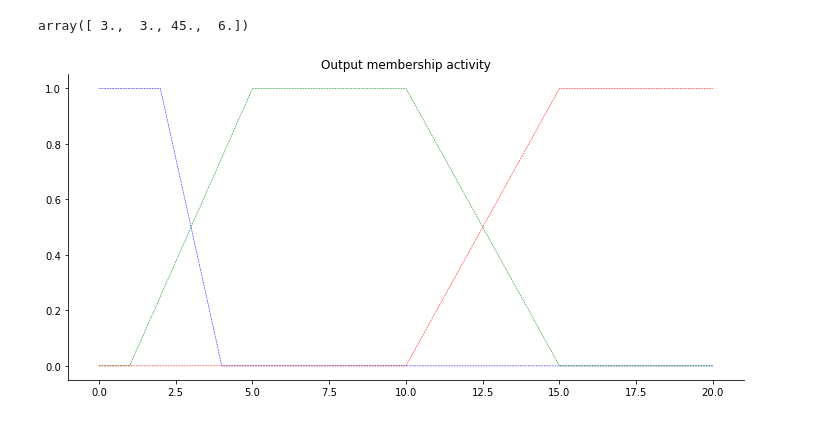
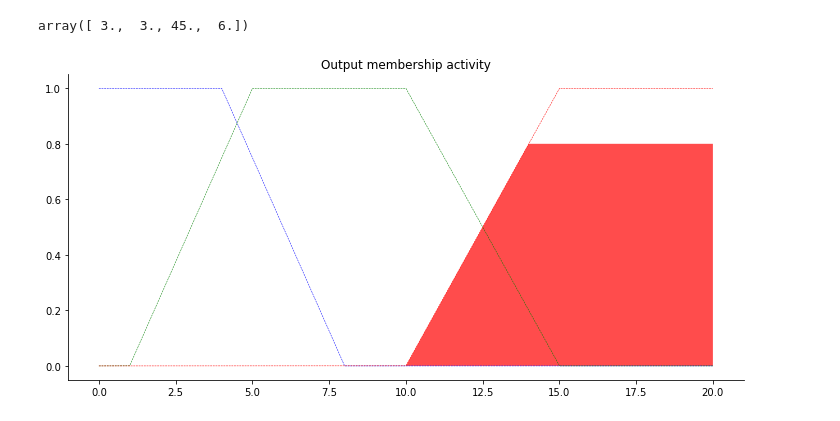
Before and after one commit to garfield-gray/Fuzzy, a Jupyter notebook: P#1.ipynb, the cells around one changed output. Saved outputs shown, nothing was run; the diff lists cells and outputs as text; code cells hidden in the pictures.

```diff
--- a/P#1.ipynb
+++ b/P#1.ipynb
@@ -26,14 +26,14 @@ x_ss  = np.arange(0, 20, 0.0001)
 
 # Generate fuzzy membership functions
 light_lo = fuzz.trapmf(x_light, [0, 0, 10, 25])
-light_md = fuzz.trapmf(x_light, [10, 30, 40, 60])
+light_md = fuzz.trapmf(x_light, [10, 30, 60, 80])
 light_hi = fuzz.trapmf(x_light, [50, 60, 100, 100])
 
 motion_st = fuzz.trapmf(x_motion, [0, 0, 3, 6])
 motion_mo = fuzz.trapmf(x_motion, [0, 4, 10, 15])
 motion_hi = fuzz.trapmf(x_motion, [10, 15, 20, 25])
 
-ss_lo = fuzz.trapmf(x_ss, [0, 0, 2, 4])
+ss_lo = fuzz.trapmf(x_ss, [0, 0, 4, 8])
 ss_md = fuzz.trapmf(x_ss, [1, 5, 10, 15])
 ss_hi = fuzz.trapmf(x_ss, [10, 15, 20, 20])
 
@@ -98,7 +98,7 @@ array([ 3.,  3., 45.,  6.])
 # %%
 #Generating Rules:
 #Suppose
-l = 100; m = 22
+l = 40; m = 11
 # We need the activation of our fuzzy membership functions at these values.
 # The exact values 0 and 1 do not exist on our universes...
 # This is what fuzz.interp_membership exists for!
@@ -142,34 +142,34 @@ ss_activation_hi8 = np.fmin(active_rule8, ss_hi)
 
 active_rule9 = np.fmin(light_level_hi, motion_level_mo)
 ss_activation_md9 = np.fmin(active_rule9, ss_md)
 
 ss_activation_md = np.fmax(np.fmax(ss_activation_md2, ss_activation_md4), np.fmax(ss_activation_md7, ss_activation_md9))
 
 ss_activation_hi = np.fmax(np.fmax(ss_activation_hi3, ss_activation_hi5), np.fmax(ss_activation_hi6, ss_activation_hi8))
 
 ss0 = np.zeros_like(x_ss)
 
 # Visualize this
 fig, ax0 = plt.subplots(figsize=(10, 5))
 
 ax0.fill_between(x_ss, ss0, ss_activation_lo, facecolor='b', alpha=0.7)
 ax0.plot(x_ss, ss_lo, 'b', linewidth=0.5, linestyle='--', )
 ax0.fill_between(x_ss, ss0, ss_activation_md, facecolor='g', alpha=0.7)
 ax0.plot(x_ss, ss_md, 'g', linewidth=0.5, linestyle='--')
 ax0.fill_between(x_ss, ss0, ss_activation_hi, facecolor='r', alpha=0.7)
 ax0.plot(x_ss, ss_hi, 'r', linewidth=0.5, linestyle='--')
 ax0.set_title('Output membership activity')
 
 # Turn off top/right axes
 for ax in (ax0,):
     ax.spines['top'].set_visible(False)
     ax.spines['right'].set_visible(False)
     ax.get_xaxis().tick_bottom()
     ax.get_yaxis().tick_left()
 
 plt.tight_layout()
 # %% [output]
-[figure, old version]
+[figure, new version]
 # %%
 # Aggregate all three output membership functions together
 aggregate = np.fmax(np.fmax(ss_activation_lo, ss_activation_md), ss_activation_hi)
```
Also changed, not shown: parts of 2 cells of this notebook.
